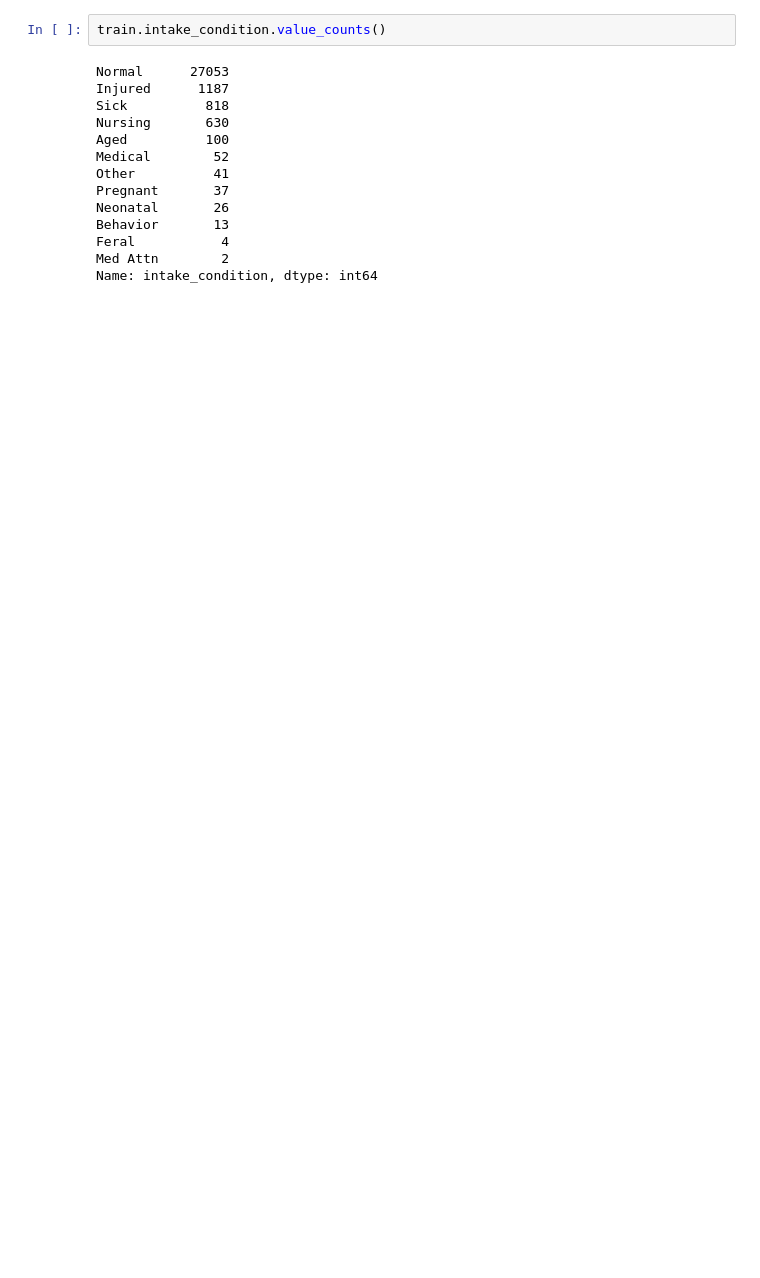
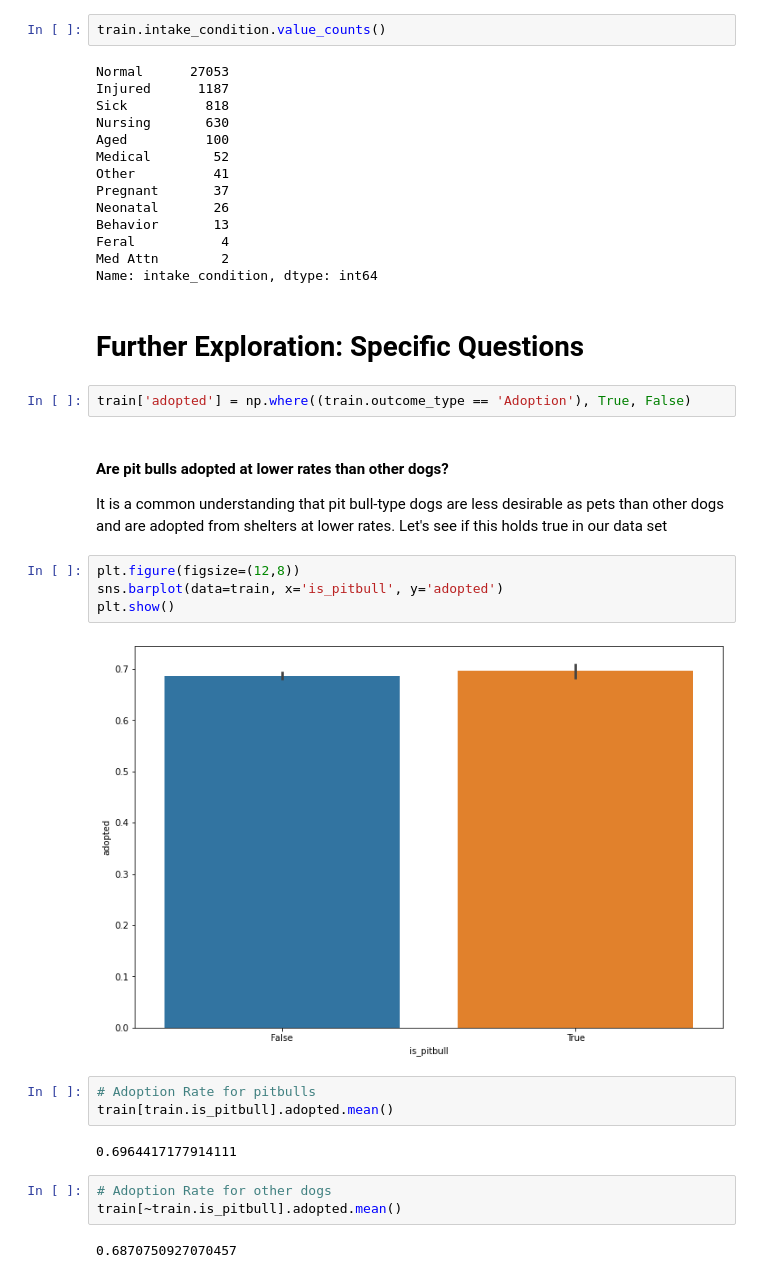
Before and after one commit to bensmith07/aac-classification-project, a Jupyter notebook: explore_notebook.ipynb, the cells around one changed output. Drawn from its saved outputs; the diff is of its cells as text; blank space fills up the shorter version.

```diff
--- a/explore_notebook.ipynb
+++ b/explore_notebook.ipynb
@@ -196,3 +200,27 @@ Behavior       13
 Feral           4
 Med Attn        2
 Name: intake_condition, dtype: int64
+# %% [markdown]
+# Further Exploration: Specific Questions
+# %%
+train['adopted'] = np.where((train.outcome_type == 'Adoption'), True, False)
+# %% [markdown]
+#### Are pit bulls adopted at lower rates than other dogs?
+
+It is a common understanding that pit bull-type dogs are less desirable as pets than other dogs and are adopted from shelters at lower rates. Let's see if this holds true in our data set
+# %%
+plt.figure(figsize=(12,8))
+sns.barplot(data=train, x='is_pitbull', y='adopted')
+plt.show()
+# %% [output]
+[figure, added]
+# %%
+# Adoption Rate for pitbulls
+train[train.is_pitbull].adopted.mean()
+# %% [output]
+0.6964417177914111
+# %%
+# Adoption Rate for other dogs
+train[~train.is_pitbull].adopted.mean()
+# %% [output]
+0.6870750927070457
```
Also changed, not shown: parts of 22 cells of this notebook, 3 other files.
